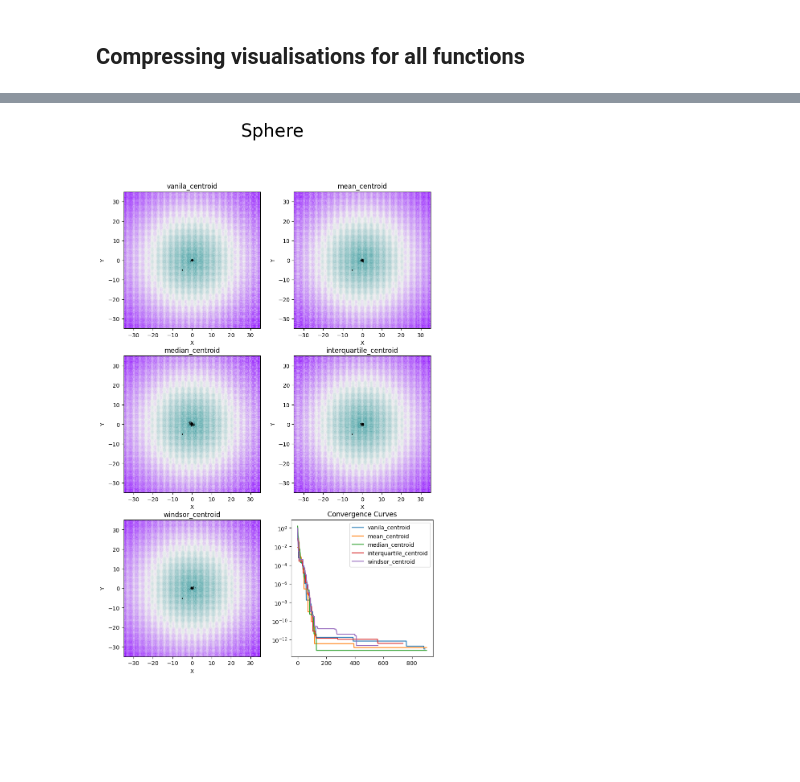
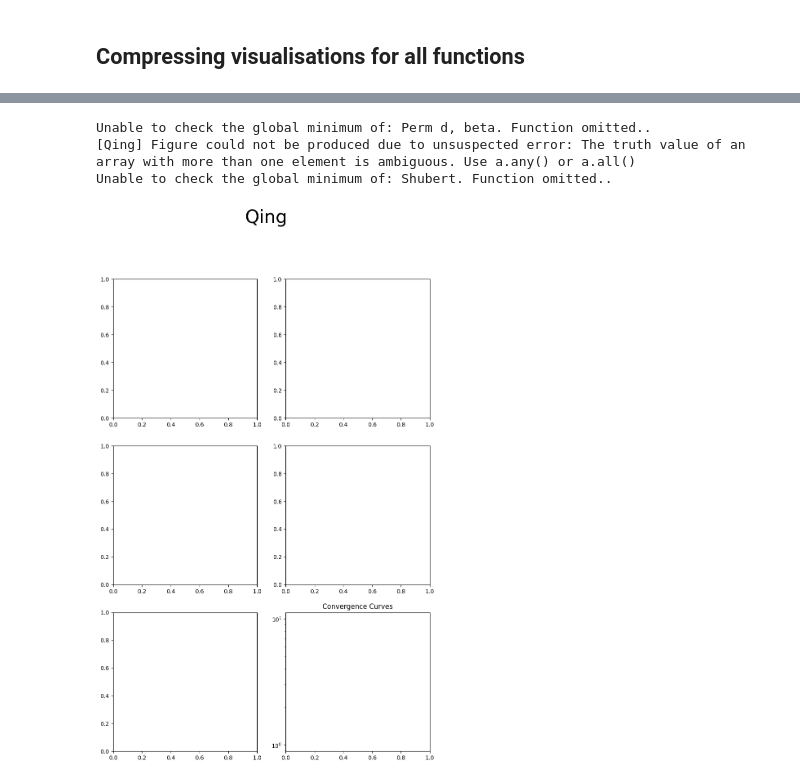
Before and after one commit to RichardStaszkiewicz/WUT-AMHE-PROJECT-Centroids-in-DES, a Jupyter notebook: analyze.ipynb, the cells around one changed output, grey strips where cells are left out. Drawn from its saved outputs; the diff is of its cells as text; code cells hidden in the pictures; blank space fills up the shorter version.

Commit message:
[Graphic] Repaired the coloring. Handling exceptions

```diff
--- a/analyze.ipynb
+++ b/analyze.ipynb
@@ -128,11 +126,7 @@ plt.show()
 # %% [markdown]
 ## Compressing visualisations for all functions
-# %%
-f = bench.function.Sphere(2)
-x_min, m = f.get_global_minimum(2)
 # %%
-#for f in bench.get_functions(None):
-for f in [bench.function.Sphere]:
+for f in bench.get_functions(None):
     try:
         f = f(2)
         x_min, m = f.get_global_minimum(2)
@@ -140,20 +134,29 @@ for f in [bench.function.Sphere]:
         fig.suptitle(f"{f.name}", fontsize=32, fontweight=20, va="center", ha='center')
         axs[2, 1].set_yscale("log")
         axs[2, 1].set_title("Convergence Curves")
-        axs[2, 1].axhline(y = m, color = 'r', linestyle = '--', linewidth=10)
+        axs[2, 1].axhline(y = m, color = 'r', linestyle = '--', linewidth=3)
 
         for i, c in enumerate([vanila_centroid,  mean_centroid, median_centroid, interquartile_centroid, windsor_centroid]):
             results = np.load(f'./results/{c.__qualname__}/{f.name}.npy', allow_pickle=True)[()]
-            bench.plot_2d(x, n_space=100, ax=axs[i//2, i%2], show=False)
+            bench.plot_2d(f, n_space=100, ax=axs[i//2, i%2], show=False)
             axs[i//2, i%2].scatter(results['diagnostic']['meanCord'].T[0], results['diagnostic']['meanCord'].T[1], s=0.1, color='black')
             #axs[i//2, i%2].scatter(x_min[0], x_min[1], 'ro', s=0.2)
             axs[i//2, i%2].set_title(f"{c.__qualname__}")
             axs[2, 1].plot(range(len(results['diagnostic']['bestVal'])), results['diagnostic']['bestVal'], label=f"{c.__qualname__}")
 
         axs[2, 1].legend()
-        plt.savefig(f'results/figures/{f.name}')
+        plt.savefig(f'results/figures/{f.name}.png')
+        fig.clf()
+        plt.close(fig)
     except TypeError as e:
         print(f'Unable to check the global minimum of: {f.name}. Function omitted..')
     except FileNotFoundError as e:
         print(f'Unable to locate a results file of: {f.name}. Make sure all your results are saved as in previous code...')
+        fig.clf()
+        plt.close(fig)
+    except Exception as e:
+        print(f"[{f.name}] Figure could not be produced due to unsuspected error: {e}")
+        if fig:
+            fig.clf()
+            plt.close(fig)
 # %% [output]
@@ -160 +164,4 @@ for f in [bench.function.Sphere]:
+Unable to check the global minimum of: Perm d, beta. Function omitted..
+[Qing] Figure could not be produced due to unsuspected error: The truth value of an array with more than one element is ambiguous. Use a.any() or a.all()
+Unable to check the global minimum of: Shubert. Function omitted..
-[figure, old version]
+[figure, new version]
```
Also changed, not shown: parts of 5 cells of this notebook.
